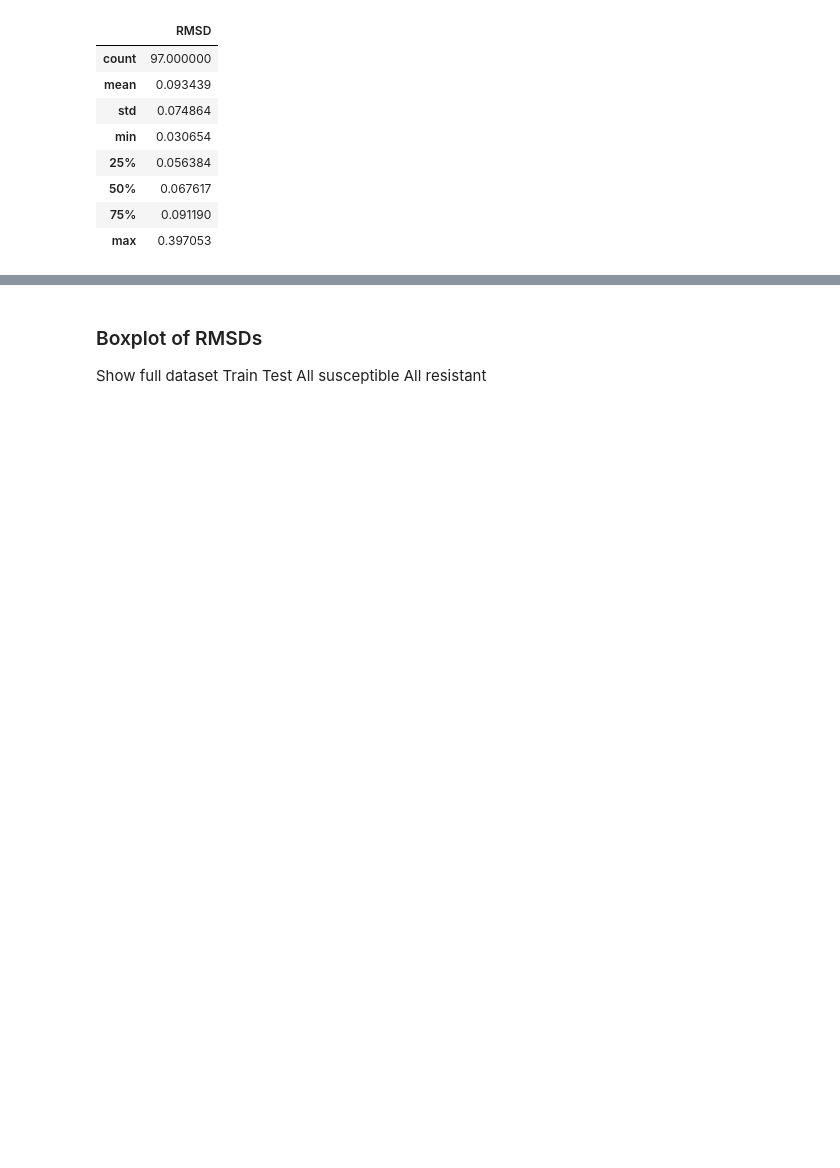
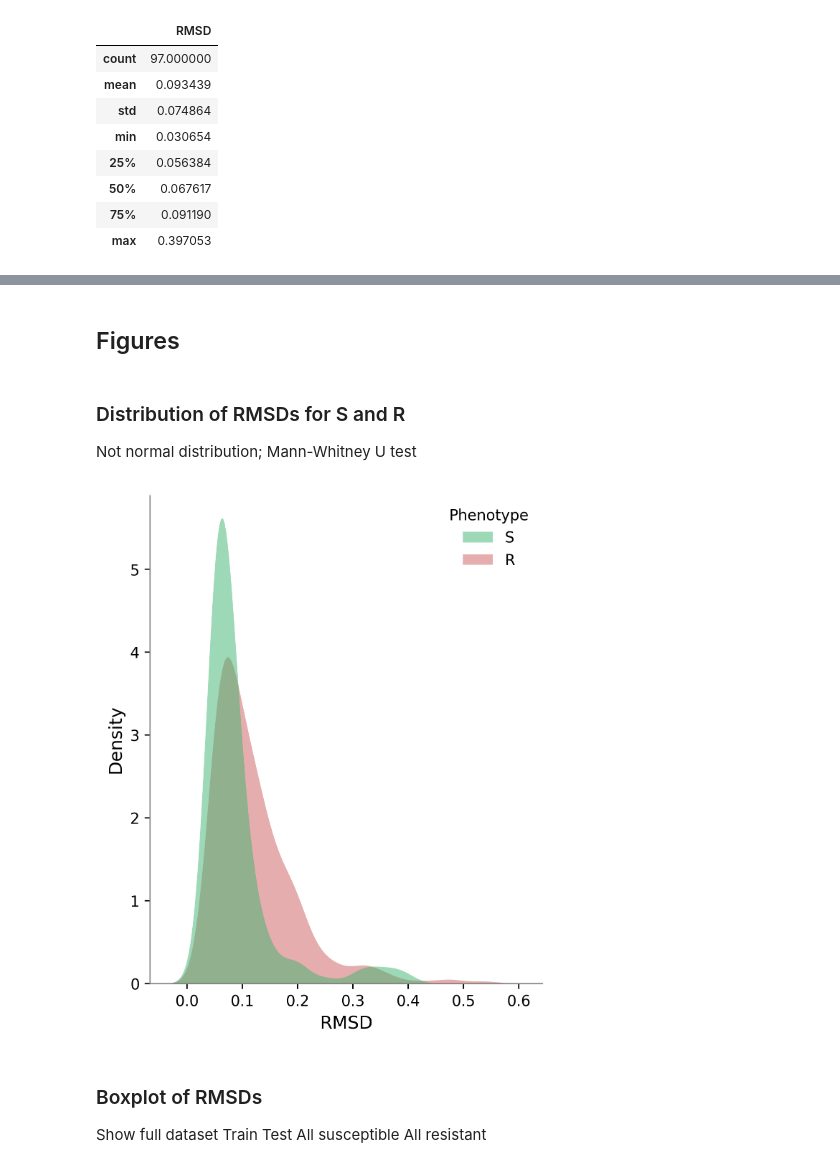
Before and after one commit to fowler-lab/tb-pnca-gnn, a Jupyter notebook: dd_pnca/af_structures_analysis.ipynb, the cells around one changed output, grey strips where cells are left out. Saved outputs shown, nothing was run; the diff lists cells and outputs as text; code cells hidden in the pictures; blank space fills up the shorter version.

```diff
--- a/dd_pnca/af_structures_analysis.ipynb
+++ b/dd_pnca/af_structures_analysis.ipynb
@@ -345,0 +589,2 @@ display(test_df[test_df['phenotype_label'] == 'S'].describe())
+# %% [markdown]
+## Figures
@@ -345,0 +594,4 @@ display(test_df[test_df['phenotype_label'] == 'S'].describe())
+# %% [markdown]
+### Distribution of RMSDs for S and R
+
+Not normal distribution; Mann-Whitney U test
@@ -346,3 +611,57 @@ display(test_df[test_df['phenotype_label'] == 'S'].describe())
+# %%
+from matplotlib.patches import Patch
+
+# plt.figure(figsize=(8, 6))
+# plt.figure(figsize=(4.7, 5.9))
+
+data = full_set_df[['phenotype_label', 'RMSD']].rename(columns={'phenotype_label': 'Phenotype'})
+
+# Define custom legend handles
+legend_elements = [
+    Patch(facecolor='mediumseagreen', edgecolor='none', label='S', alpha= 0.5),
+    Patch(facecolor='indianred', edgecolor='none', label='R', alpha= 0.5)
+]
+
+# Create plot (or not—this works standalone)
+fig, ax = plt.subplots(figsize=(4.7, 5.9))
+
+# sns.kdeplot(full_set_df[full_set_df['phenotype_label'] == 'S']['RMSD'], color='mediumseagreen', label='S')
+# sns.kdeplot(full_set_df[full_set_df['phenotype_label'] == 'R']['RMSD'], color='indianred', label='R')
+sns.kdeplot(data, x='RMSD',
+            # multiple='stack',
+            hue='Phenotype',
+            palette={'S': 'mediumseagreen', 'R': 'indianred'},
+            fill=True,
+            common_norm=True,
+            linewidth=0,
+            alpha=0.5
+            )
+
+# Change figure outline color
+plt.gca().spines['top'].set_color('white')
+plt.gca().spines['right'].set_color('white')
+plt.gca().spines['left'].set_color('gray')
+plt.gca().spines['bottom'].set_color('gray')
+
+# legend = plt.legend(title='Phenotype', loc='upper right', frameon=False)
+
+# Manually add legend
+legend = ax.legend(
+    handles=legend_elements,
+    title='Phenotype',
+    frameon=False,     # Optional: True for border, False to remove
+    loc='upper right' # Or whatever position you prefer
+)
+
+plt.xlabel('RMSD')
+plt.ylabel('Density')
+# plt.title('KDE of RMSD Values for S and R Phenotypes')
+
+# plt.savefig('figs/kde_rmsd_s_r_v2.png', dpi=300, bbox_inches='tight')
+
+plt.show()
+# %% [output]
+[figure, added]
 # %% [markdown]
 ### Boxplot of RMSDs
 
```
Also changed, not shown: parts of 35 cells of this notebook, 8 other files.
